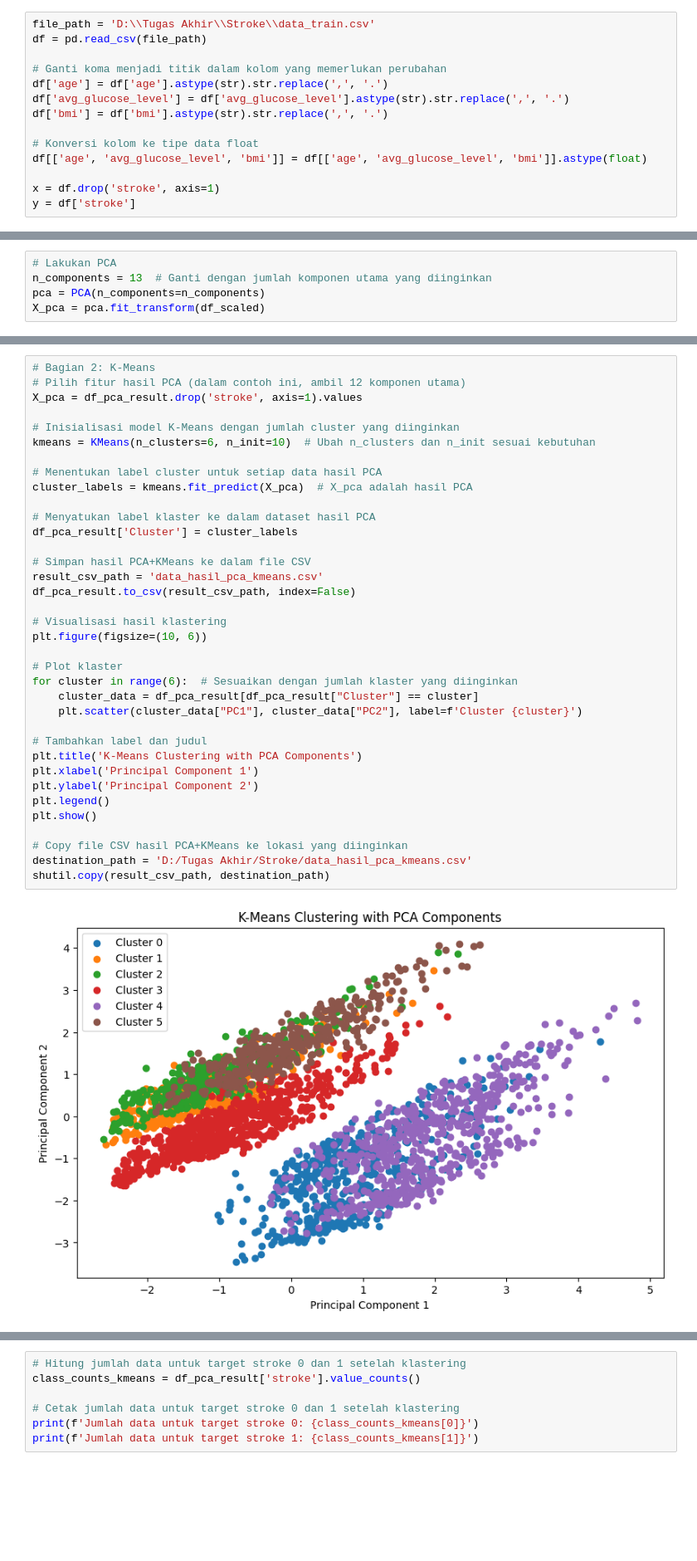
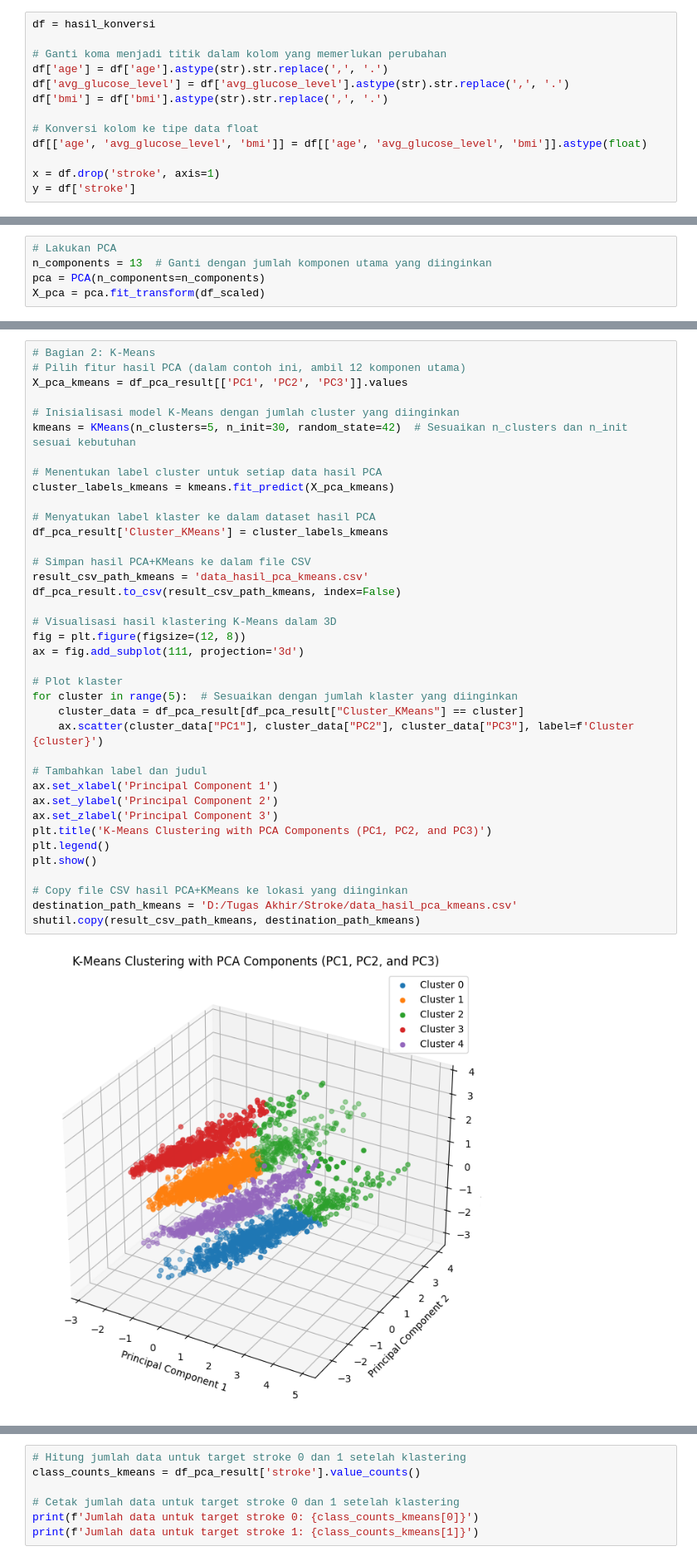
Before and after one commit to avillarafi45/TugasAkhirStrokePrediction, a Jupyter notebook: TugasAkhir.ipynb, the cells around one changed output, grey strips where cells are left out. Shown at 83% size. Saved outputs shown, nothing was run; the diff lists cells and outputs as text; blank space fills up the shorter version.

Commit message:
HASIL PCA-KMeans FIX

```diff
--- a/TugasAkhir.ipynb
+++ b/TugasAkhir.ipynb
@@ -562,6 +562,5 @@ data_train
 # %%
-file_path = 'D:\\Tugas Akhir\\Stroke\\data_train.csv'
-df = pd.read_csv(file_path)
+df = hasil_konversi
 
 # Ganti koma menjadi titik dalam kolom yang memerlukan perubahan
 df['age'] = df['age'].astype(str).str.replace(',', '.')
@@ -913,41 +924,43 @@ n_init=50: Silhouette Score=0.19186053750192777
 # %%
 # Bagian 2: K-Means
 # Pilih fitur hasil PCA (dalam contoh ini, ambil 12 komponen utama)
-X_pca = df_pca_result.drop('stroke', axis=1).values
+X_pca_kmeans = df_pca_result[['PC1', 'PC2', 'PC3']].values
 
 # Inisialisasi model K-Means dengan jumlah cluster yang diinginkan
-kmeans = KMeans(n_clusters=6, n_init=10)  # Ubah n_clusters dan n_init sesuai kebutuhan
+kmeans = KMeans(n_clusters=5, n_init=30, random_state=42)  # Sesuaikan n_clusters dan n_init sesuai kebutuhan
 
 # Menentukan label cluster untuk setiap data hasil PCA
-cluster_labels = kmeans.fit_predict(X_pca)  # X_pca adalah hasil PCA
+cluster_labels_kmeans = kmeans.fit_predict(X_pca_kmeans)
 
 # Menyatukan label klaster ke dalam dataset hasil PCA
-df_pca_result['Cluster'] = cluster_labels
+df_pca_result['Cluster_KMeans'] = cluster_labels_kmeans
 
 # Simpan hasil PCA+KMeans ke dalam file CSV
-result_csv_path = 'data_hasil_pca_kmeans.csv'
-df_pca_result.to_csv(result_csv_path, index=False)
+result_csv_path_kmeans = 'data_hasil_pca_kmeans.csv'
+df_pca_result.to_csv(result_csv_path_kmeans, index=False)
 
-# Visualisasi hasil klastering
-plt.figure(figsize=(10, 6))
+# Visualisasi hasil klastering K-Means dalam 3D
+fig = plt.figure(figsize=(12, 8))
+ax = fig.add_subplot(111, projection='3d')
 
 # Plot klaster
-for cluster in range(6):  # Sesuaikan dengan jumlah klaster yang diinginkan
-    cluster_data = df_pca_result[df_pca_result["Cluster"] == cluster]
-    plt.scatter(cluster_data["PC1"], cluster_data["PC2"], label=f'Cluster {cluster}')
+for cluster in range(5):  # Sesuaikan dengan jumlah klaster yang diinginkan
+    cluster_data = df_pca_result[df_pca_result["Cluster_KMeans"] == cluster]
+    ax.scatter(cluster_data["PC1"], cluster_data["PC2"], cluster_data["PC3"], label=f'Cluster {cluster}')
 
 # Tambahkan label dan judul
-plt.title('K-Means Clustering with PCA Components')
-plt.xlabel('Principal Component 1')
-plt.ylabel('Principal Component 2')
+ax.set_xlabel('Principal Component 1')
+ax.set_ylabel('Principal Component 2')
+ax.set_zlabel('Principal Component 3')
+plt.title('K-Means Clustering with PCA Components (PC1, PC2, and PC3)')
 plt.legend()
 plt.show()
 
 # Copy file CSV hasil PCA+KMeans ke lokasi yang diinginkan
-destination_path = 'D:/Tugas Akhir/Stroke/data_hasil_pca_kmeans.csv'
-shutil.copy(result_csv_path, destination_path)
+destination_path_kmeans = 'D:/Tugas Akhir/Stroke/data_hasil_pca_kmeans.csv'
+shutil.copy(result_csv_path_kmeans, destination_path_kmeans)
 # %% [output]
-[figure, old version]
+[figure, new version]
 'D:/Tugas Akhir/Stroke/data_hasil_pca_kmeans.csv'
 # %%
 # Hitung jumlah data untuk target stroke 0 dan 1 setelah klastering
```
Also changed, not shown: parts of 15 cells of this notebook, 2 other files.
